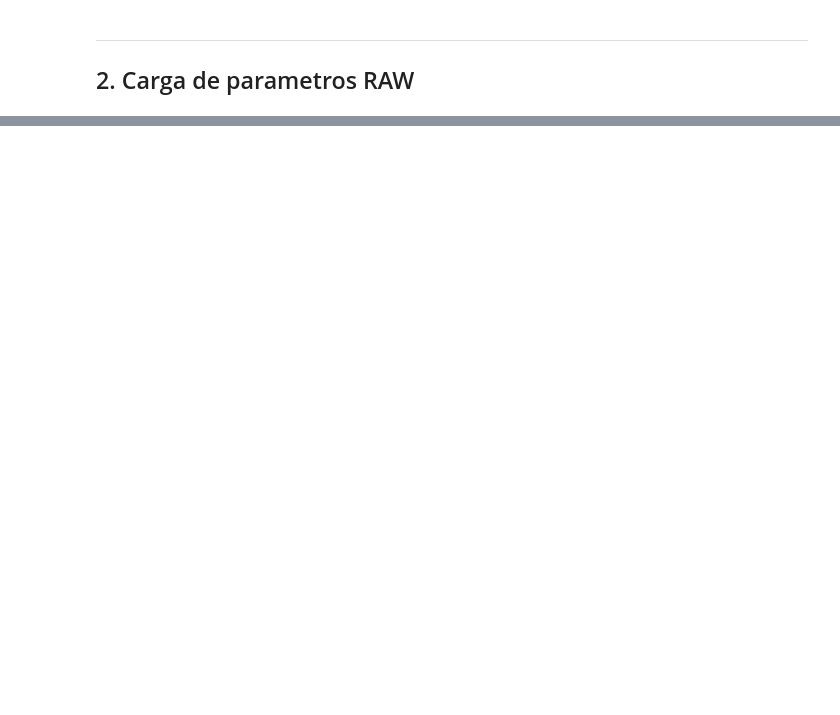
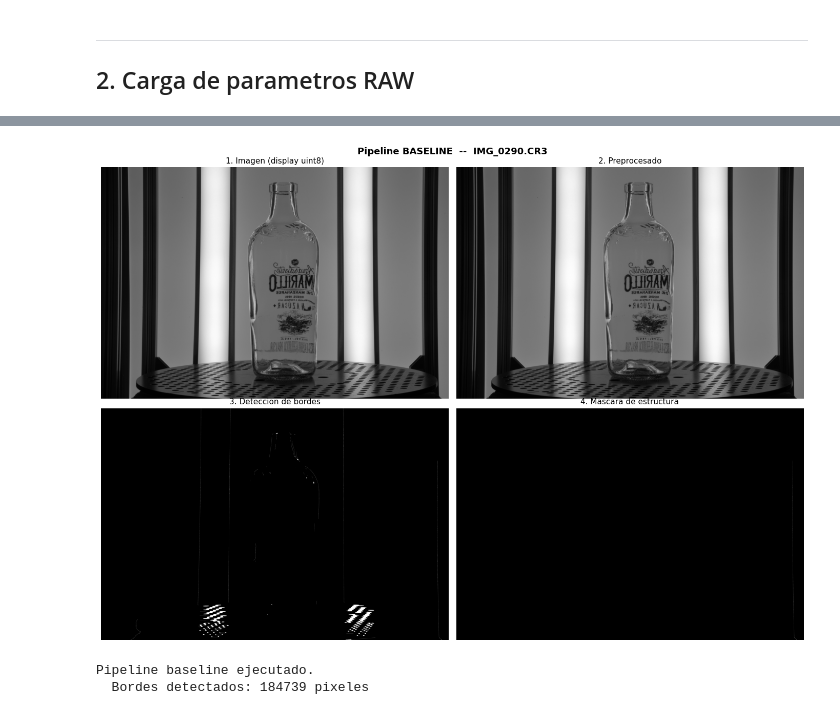
Before and after one commit to sreyesn11/TAVA-Project, a Jupyter notebook: notebooks/demo_botellas.ipynb, the cells around one changed output, grey strips where cells are left out. Saved outputs shown, nothing was run; the diff lists cells and outputs as text; code cells hidden in the pictures; blank space fills up the shorter version.

```diff
--- a/notebooks/demo_botellas.ipynb
+++ b/notebooks/demo_botellas.ipynb
@@ -279,0 +254,19 @@ if images:
+# %%
+if not images:
+    print('Sin imagenes, omitiendo pipeline baseline.')
+else:
+    gray_display = demo['image_display']  # uint8 para visualizacion
+
+    prep_b  = baseline_preprocess(img_raw)  # acepta uint16
+    edges_b = baseline_edges(prep_b)
+    mask_b  = baseline_mask(edges_b)
+
+    fig = show_pipeline_steps(gray_display, prep_b, edges_b, mask_b,
+                               title=f"Pipeline BASELINE  --  {demo['name']}")
+    plt.show()
+    print('Pipeline baseline ejecutado.')
+    print(f'  Bordes detectados: {np.sum(edges_b > 0)} pixeles')
+# %% [output]
+[figure, added]
+Pipeline baseline ejecutado.
+  Bordes detectados: 184739 pixeles
```
Also changed, not shown: parts of 63 cells of this notebook, 15 other files.
